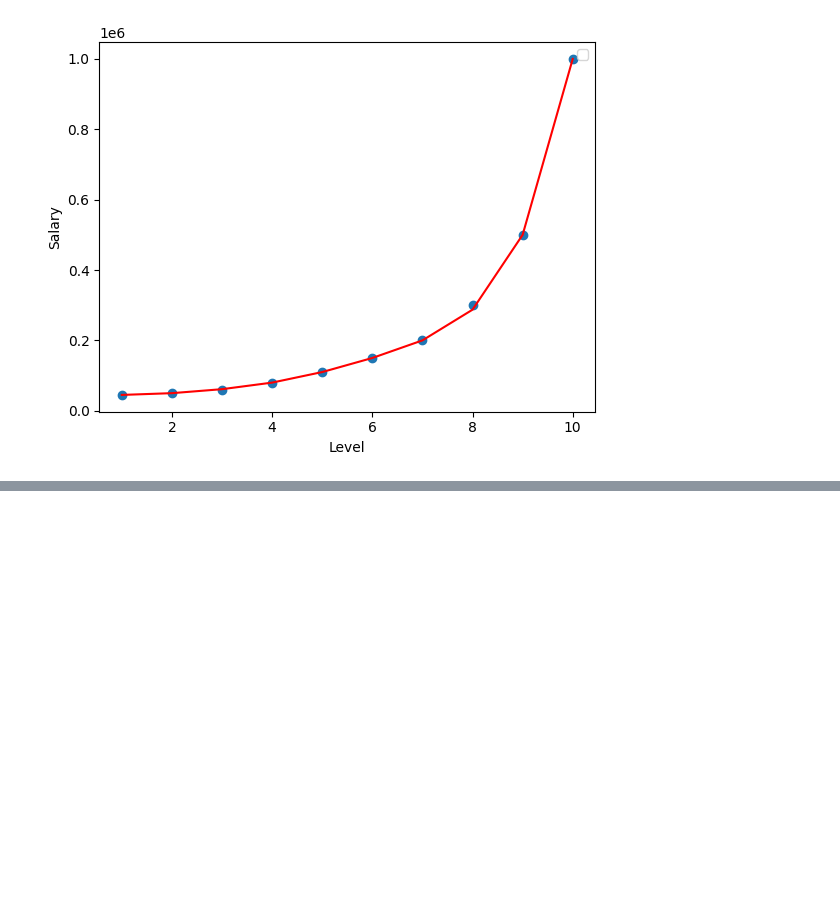
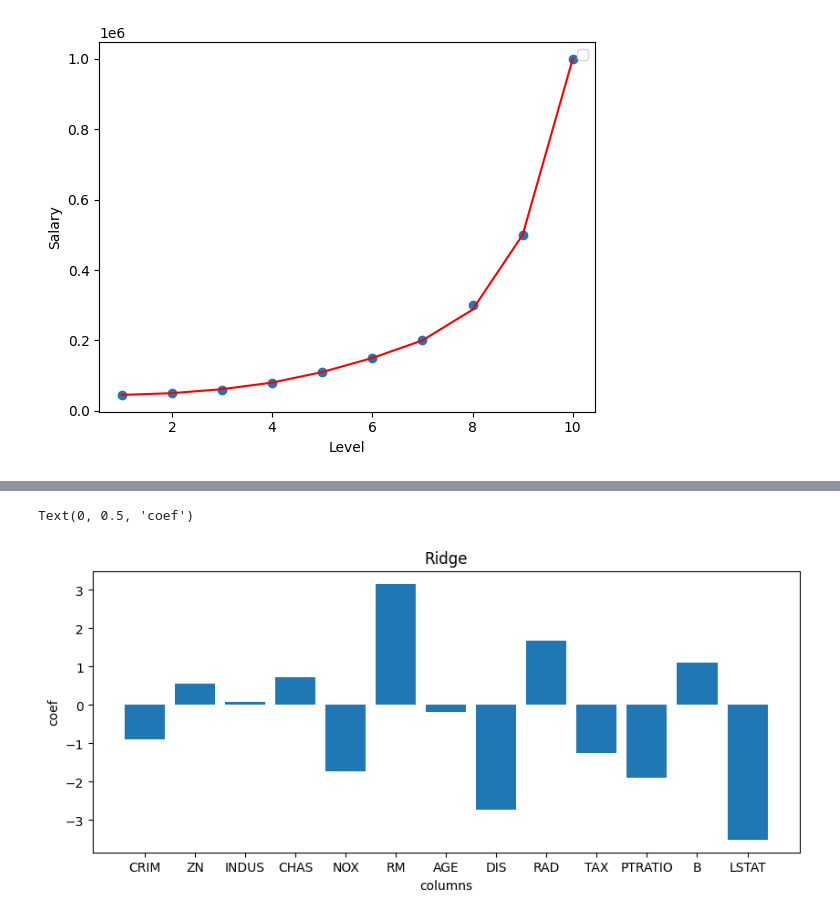
Before and after one commit to chahalbaljinder/data-science-ML-tutorial, a Jupyter notebook: Supervised learning.ipynb, the cells around one changed output, grey strips where cells are left out. Cells and saved outputs as stored; diff of their text form; code cells hidden in the pictures; blank space fills up the shorter version.

```diff
--- a/Supervised learning.ipynb
+++ b/Supervised learning.ipynb
@@ -256,0 +398,9 @@ See: https://matplotlib.org/stable/users/explain/axes/legend_guide.html#controll
+# %%
+plt.figure(figsize=(10,4))
+plt.bar(x.columns , ri.coef_)
+plt.title("Ridge")
+plt.xlabel("columns")
+plt.ylabel("coef")
+# %% [output]
+Text(0, 0.5, 'coef')
+[figure, added]
```
Also changed, not shown: parts of 25 cells of this notebook.
